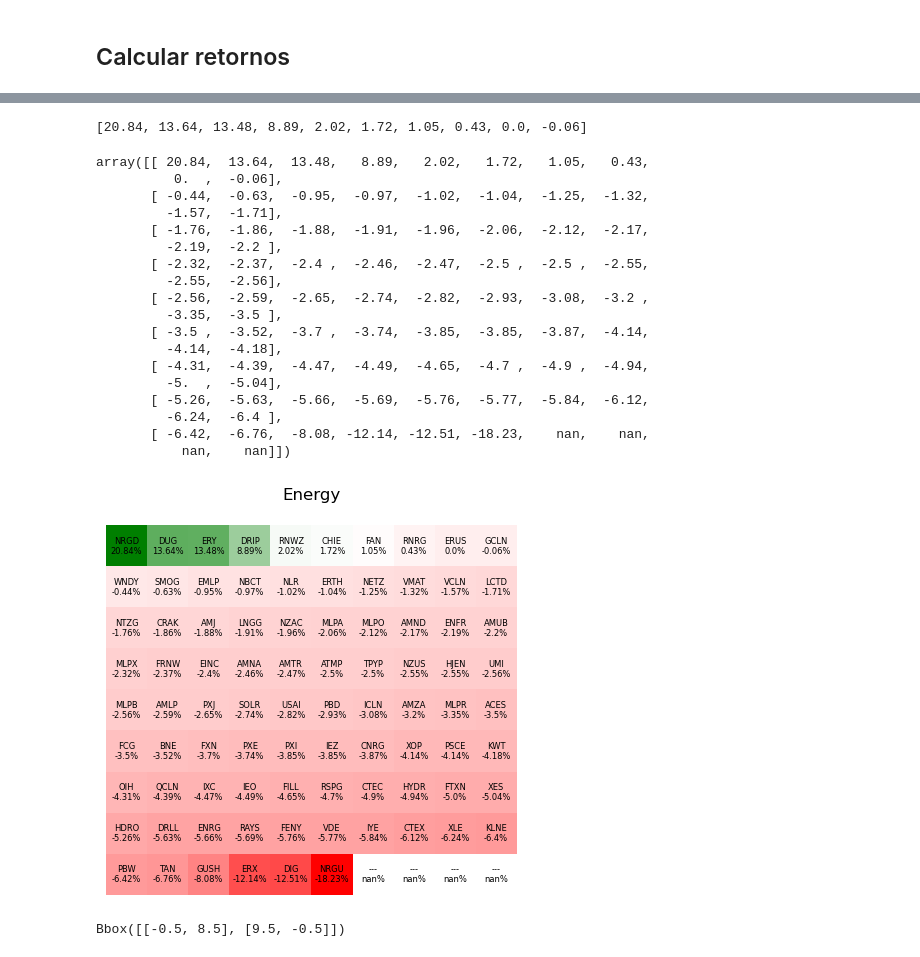
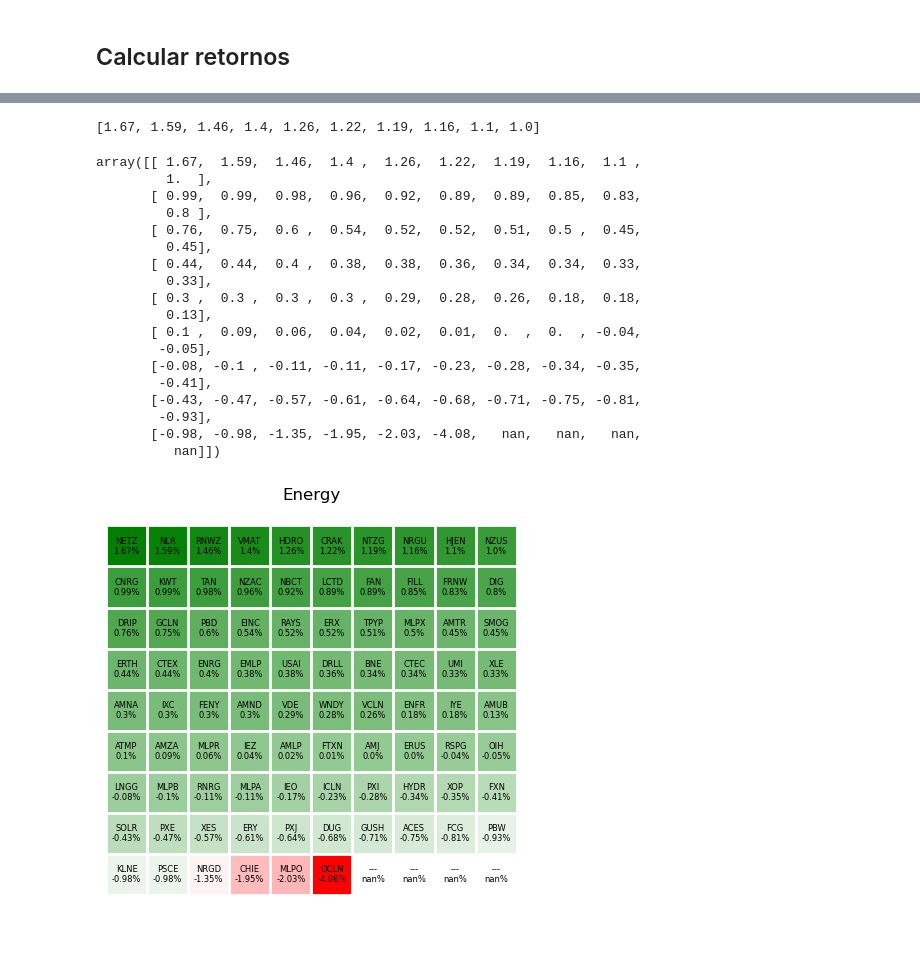
Before and after one commit to jusrojasrod/Desempe-o-Sectorial, a Jupyter notebook: ETFs/test.ipynb, the cells around one changed output, grey strips where cells are left out. Cells and saved outputs as stored; diff of their text form; code cells hidden in the pictures.

Commit message:
Add files via upload
added adaptable grid

```diff
--- a/ETFs/test.ipynb
+++ b/ETFs/test.ipynb
@@ -44,7 +44,9 @@ energy.dropna(inplace=True)
 energy = energy.to_list()
 # %%
 end_ = date.today()  # yyyy-mm-dd
-start_ = datetime(end_.year, end_.month - 1, end_.day)
+if end_.day == 31:
+    start_ = datetime(end_.year, end_.month - 1, 30)
+
 data = yf.download(energy, start=start_, end=end_, interval="1wk")
 # %% [output]
 [*********************100%%**********************]  86 of 86 completed
@@ -119,7 +126,7 @@ array([ 0.2083745 ,  0.13636362,  0.13482694,  0.08893481,  0.02015769,
 test = [round(i*100,2) for i in values]
 test[:10]
 # %% [output]
-[20.84, 13.64, 13.48, 8.89, 2.02, 1.72, 1.05, 0.43, 0.0, -0.06]
+[1.67, 1.59, 1.46, 1.4, 1.26, 1.22, 1.19, 1.16, 1.1, 1.0]
 # %%
 length = len(test)
 # the idea is to shape an a X b matrix
@@ -143,62 +150,61 @@ if m_length >= length:
 # %%
 new_array
 # %% [output]
-array([[ 20.84,  13.64,  13.48,   8.89,   2.02,   1.72,   1.05,   0.43,
-          0.  ,  -0.06],
-       [ -0.44,  -0.63,  -0.95,  -0.97,  -1.02,  -1.04,  -1.25,  -1.32,
-         -1.57,  -1.71],
-       [ -1.76,  -1.86,  -1.88,  -1.91,  -1.96,  -2.06,  -2.12,  -2.17,
-         -2.19,  -2.2 ],
-       [ -2.32,  -2.37,  -2.4 ,  -2.46,  -2.47,  -2.5 ,  -2.5 ,  -2.55,
-         -2.55,  -2.56],
-       [ -2.56,  -2.59,  -2.65,  -2.74,  -2.82,  -2.93,  -3.08,  -3.2 ,
-         -3.35,  -3.5 ],
-       [ -3.5 ,  -3.52,  -3.7 ,  -3.74,  -3.85,  -3.85,  -3.87,  -4.14,
-         -4.14,  -4.18],
-       [ -4.31,  -4.39,  -4.47,  -4.49,  -4.65,  -4.7 ,  -4.9 ,  -4.94,
-         -5.  ,  -5.04],
-       [ -5.26,  -5.63,  -5.66,  -5.69,  -5.76,  -5.77,  -5.84,  -6.12,
-         -6.24,  -6.4 ],
-       [ -6.42,  -6.76,  -8.08, -12.14, -12.51, -18.23,    nan,    nan,
-           nan,    nan]])
+array([[ 1.67,  1.59,  1.46,  1.4 ,  1.26,  1.22,  1.19,  1.16,  1.1 ,
+         1.  ],
+       [ 0.99,  0.99,  0.98,  0.96,  0.92,  0.89,  0.89,  0.85,  0.83,
+         0.8 ],
+       [ 0.76,  0.75,  0.6 ,  0.54,  0.52,  0.52,  0.51,  0.5 ,  0.45,
+         0.45],
+       [ 0.44,  0.44,  0.4 ,  0.38,  0.38,  0.36,  0.34,  0.34,  0.33,
+         0.33],
+       [ 0.3 ,  0.3 ,  0.3 ,  0.3 ,  0.29,  0.28,  0.26,  0.18,  0.18,
+         0.13],
+       [ 0.1 ,  0.09,  0.06,  0.04,  0.02,  0.01,  0.  ,  0.  , -0.04,
+        -0.05],
+       [-0.08, -0.1 , -0.11, -0.11, -0.17, -0.23, -0.28, -0.34, -0.35,
+        -0.41],
+       [-0.43, -0.47, -0.57, -0.61, -0.64, -0.68, -0.71, -0.75, -0.81,
+        -0.93],
+       [-0.98, -0.98, -1.35, -1.95, -2.03, -4.08,   nan,   nan,   nan,
+          nan]])
 # %%
 valores = new_array
 from  matplotlib.colors import LinearSegmentedColormap
 cmap_=LinearSegmentedColormap.from_list('rg',["r", "w", "g"], N=256)
 
 # "RdYlGn"
 fig, ax = plt.subplots()
 
 # Especificamos paleta de colores a usar y rango de valores a representar.
 ax.imshow(valores, cmap=cmap_, vmin=val_min*100, vmax=val_max*100)
 # borrar axis labels
 ax.set_yticklabels([])
 ax.set_xticklabels([])
 
 # Reducimos la longitud de las marcas a 0 para que no sean visibles
 ax.tick_params(axis=u'both', which=u'both', length=0)
 for lado in ['left', 'right', 'bottom', 'top']:
     ax.spines[lado].set_visible(False)
 
-# # # Indicamos las posiciones donde dibujaremos la rejilla
-# ax.set_xticks(np.linspace(-0.5, 8.5, a+1), minor=True)
-# ax.set_yticks(np.linspace(-0.5, 9.5, b+1), minor=True)
-# # Dibujamos la rejilla de color blanco para que actue como separador.
-# ax.grid(which='minor', color='w', linestyle='-', linewidth=2)
+# # Indicamos las posiciones donde dibujaremos la rejilla
+xmin,xmax = ax.get_xlim()
+ymin,ymax = ax.get_ylim()
+
+ax.set_yticks(np.arange(ymax, ymin+1), minor=True)
+ax.set_xticks(np.arange(xmin, xmax+1), minor=True)
+# Dibujamos la rejilla de color blanco para que actue como separador.
+ax.grid(which='minor', color='w', linestyle='-', linewidth=2)
 
 for i in range(new_array.shape[0]):
     for j in range(new_array.shape[1]):
         # print(i, j, valores[i,j])
         text = ax.text(j, i, str(new_names[i, j]) + '\n' + str(valores[i, j])+'%',
                        ha="center", va="center", color="k", size=6)
 
 ax.set_title(f"{sector}\n")
 
-plt.savefig("Energia.png")
+plt.savefig(f"{sector}.png")
 plt.show()
 # %% [output]
-[figure, old version]
+[figure, new version]
-# %%
-ax.viewLim
-# %% [output]
-Bbox([[-0.5, 8.5], [9.5, -0.5]])
```
Also changed, not shown: parts of 6 cells of this notebook.
